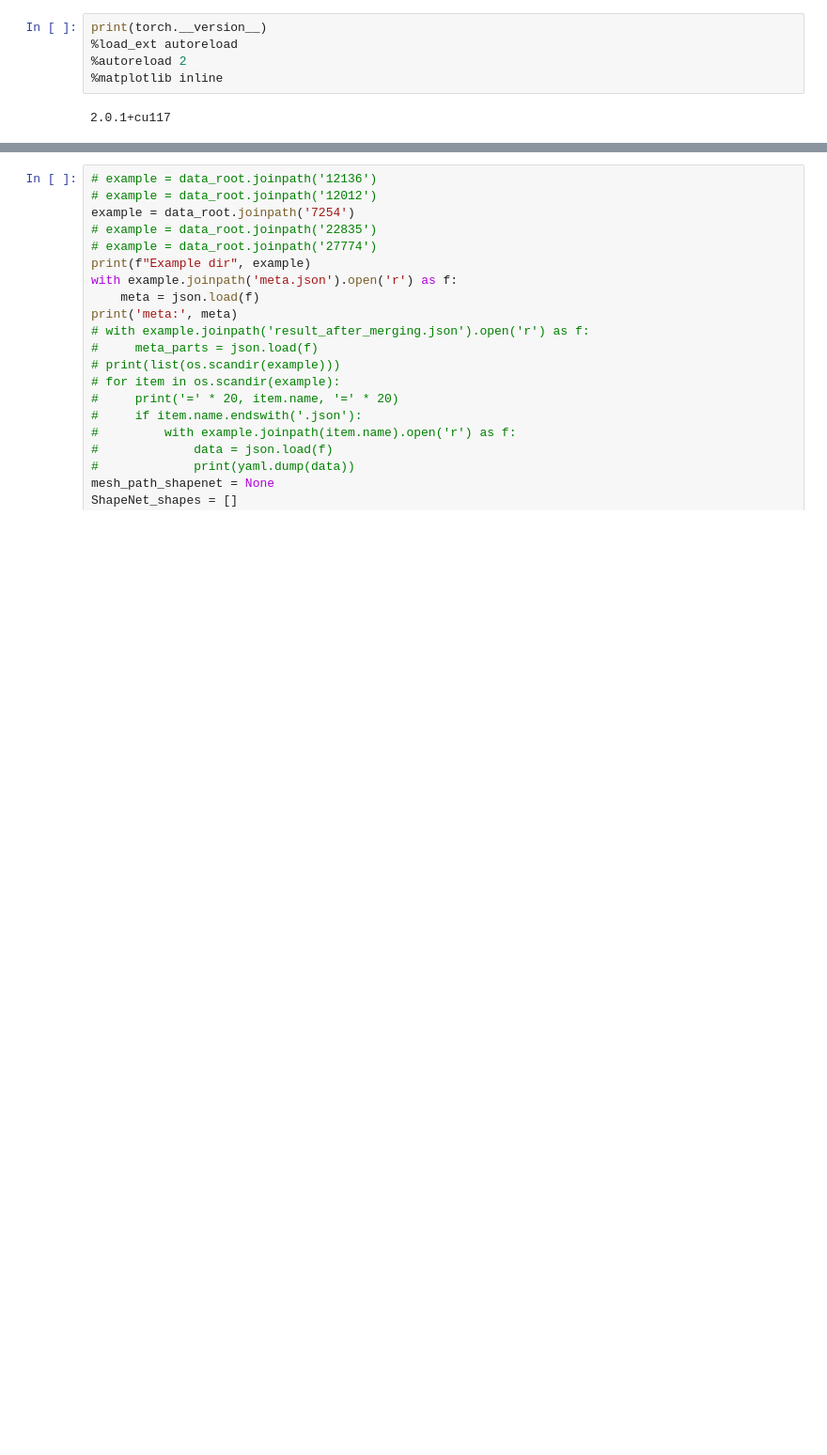
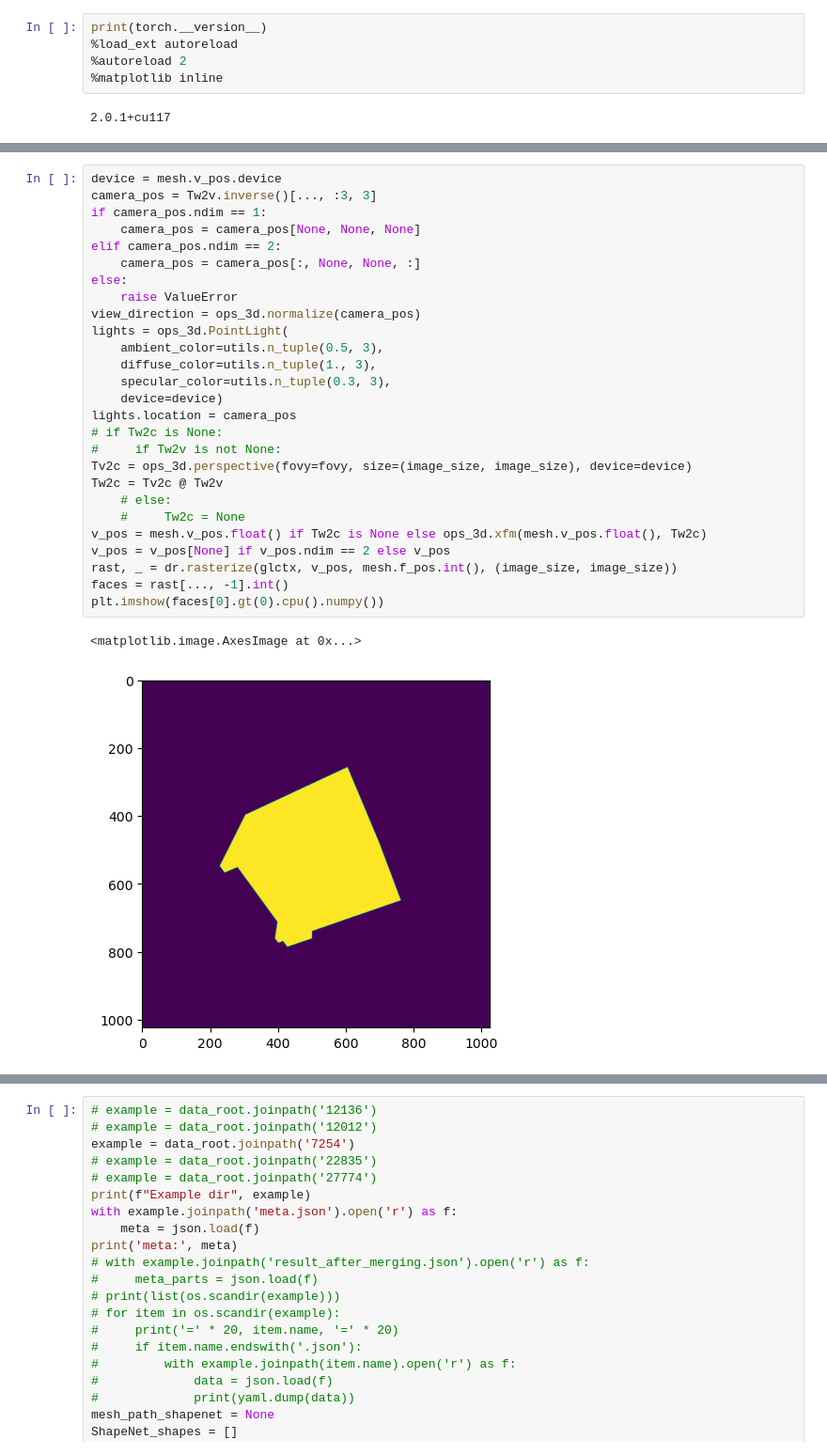
Before and after one commit to dnvtmf/OTS, a Jupyter notebook: notebooks/PartNet_util.ipynb, the cells around one changed output, grey strips where cells are left out. Shown: that part at 94% size. Cells and saved outputs as stored; diff of their text form; blank space fills up the shorter version.

```diff
--- a/notebooks/PartNet_util.ipynb
+++ b/notebooks/PartNet_util.ipynb
@@ -61,0 +153,30 @@ ShapeNet root: /data5/ShapeNet/ShapeNetCore.v2
+# %%
+device = mesh.v_pos.device
+camera_pos = Tw2v.inverse()[..., :3, 3]
+if camera_pos.ndim == 1:
+    camera_pos = camera_pos[None, None, None]
+elif camera_pos.ndim == 2:
+    camera_pos = camera_pos[:, None, None, :]
+else:
+    raise ValueError
+view_direction = ops_3d.normalize(camera_pos)
+lights = ops_3d.PointLight(
+    ambient_color=utils.n_tuple(0.5, 3),
+    diffuse_color=utils.n_tuple(1., 3),
+    specular_color=utils.n_tuple(0.3, 3),
+    device=device)
+lights.location = camera_pos
+# if Tw2c is None:
+#     if Tw2v is not None:
+Tv2c = ops_3d.perspective(fovy=fovy, size=(image_size, image_size), device=device)
+Tw2c = Tv2c @ Tw2v
+    # else:
+    #     Tw2c = None
+v_pos = mesh.v_pos.float() if Tw2c is None else ops_3d.xfm(mesh.v_pos.float(), Tw2c)
+v_pos = v_pos[None] if v_pos.ndim == 2 else v_pos
+rast, _ = dr.rasterize(glctx, v_pos, mesh.f_pos.int(), (image_size, image_size))
+faces = rast[..., -1].int()
+plt.imshow(faces[0].gt(0).cpu().numpy())
+# %% [output]
+<matplotlib.image.AxesImage at 0x...>
+[figure, added]
```
Also changed, not shown: parts of 10 cells of this notebook, 13 other files.
